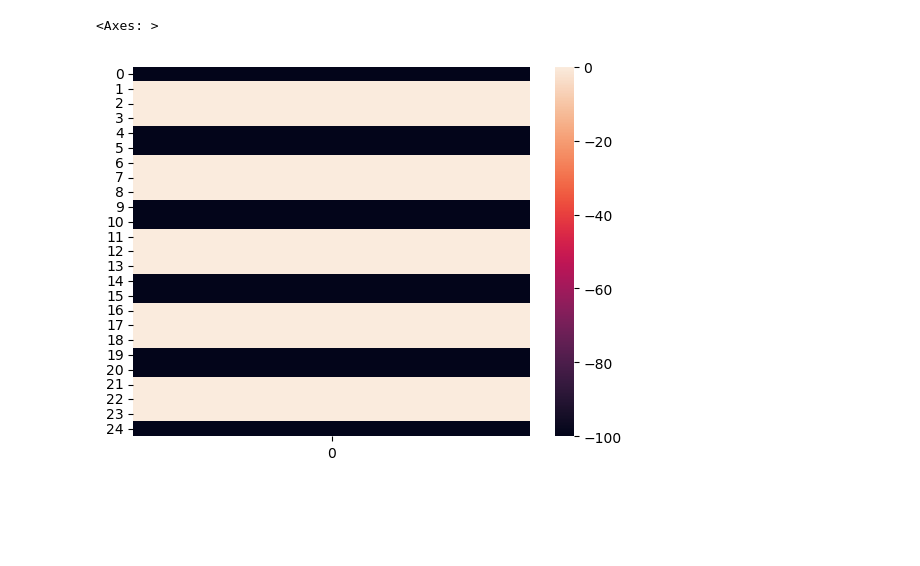
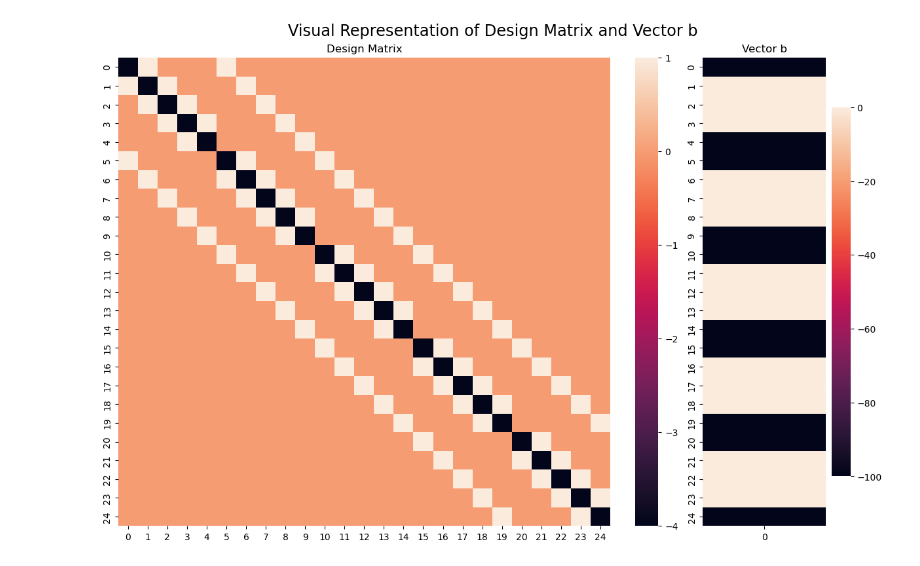
Before and after one commit to RaymondGarcia1107/MAS4107Opt1, a Jupyter notebook: test.ipynb, the cells around one changed output. Saved outputs shown, nothing was run; the diff lists cells and outputs as text; code cells hidden in the pictures; blank space fills up the shorter version.

Commit message:
Added vector b to the visualization and changed the name of the visualization method

```diff
--- a/test.ipynb
+++ b/test.ipynb
@@ -9,5 +5,4 @@ A.visualize();
-# %%
-sns.heatmap(A.b)
-# %% [output]
-<Axes: >
-[figure, removed]
+# %%
+plot = A.visualizeModelDesign();
+# %% [output]
+[figure, added]
```
Also changed, not shown: parts of 1 cell of this notebook, 1 other file.
